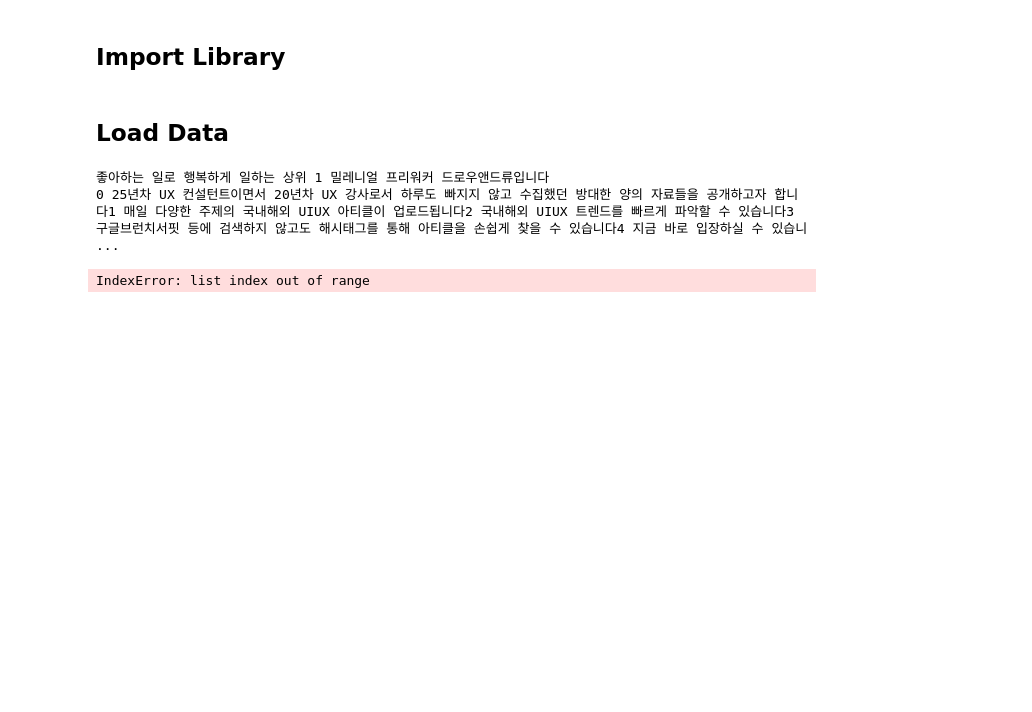
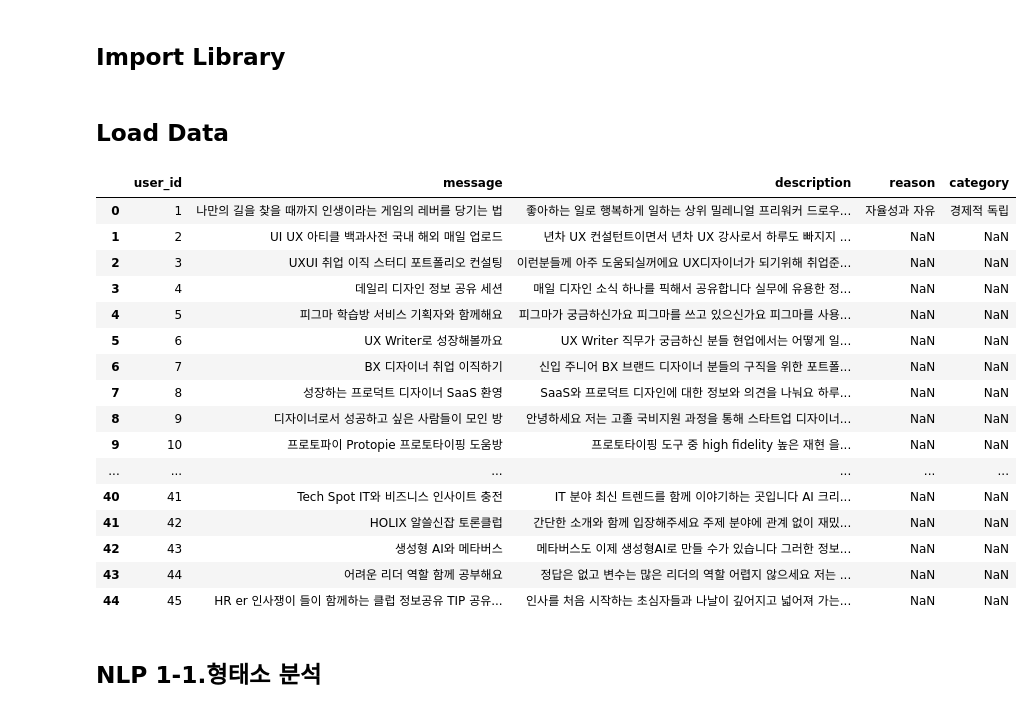
Before and after one commit to edc8785/mingle-chat, a Jupyter notebook: nlp.ipynb, the cells around one changed output. Saved outputs shown, nothing was run; the diff lists cells and outputs as text; code cells hidden in the pictures; blank space fills up the shorter version.

```diff
--- a/nlp.ipynb
+++ b/nlp.ipynb
@@ -23,9 +20,8 @@ from tqdm import tqdm
 # %% [markdown]
 ## Load Data
 # %%
-test_data = pd.read_csv('data/sample_description.csv', encoding="CP949")
-## test_data["message"] = test_data["message"].str.replace("[^0-9a-zA-Zㄱ-ㅎㅏ-ㅣ가-힣 ]","",regex=True)
-## test_data["description"] = test_data["description"].str.replace("[^0-9a-zA-Zㄱ-ㅎㅏ-ㅣ가-힣 ]","",regex=True)
+sample_raw = pd.read_csv('data/sample_description.csv', encoding="CP949")
+sample = pd.read_csv('data/sample_description.csv', encoding="CP949")
 
-test_data["message"] = test_data["message"].str.replace("[^a-zA-Zㄱ-ㅎㅏ-ㅣ가-힣 ]"," ",regex=True)
-test_data["description"] = test_data["description"].str.replace("[^a-zA-Zㄱ-ㅎㅏ-ㅣ가-힣 ]"," ",regex=True)
+sample["message"] = sample["message"].str.replace("[^a-zA-Zㄱ-ㅎㅏ-ㅣ가-힣 ]"," ",regex=True)
+sample["description"] = sample["description"].str.replace("[^a-zA-Zㄱ-ㅎㅏ-ㅣ가-힣 ]"," ",regex=True)
@@ -35,16 +28,25 @@ stopwords = ['의','가','이','은','들','는','좀','잘','걍','과','도','
-# %%
-okt = Okt()
-tokenized_data = []
-
-for sentence in tqdm(test_data['description'][0:2]):
-    print(sentence)
-    tokenized_sentence = okt.morphs(sentence, stem=True) # 토큰화
-    stopwords_removed_sentence = [word for word in tokenized_sentence if not word in stopwords] # 불용어 제거
-    tokenized_data.append(stopwords_removed_sentence)
-# %% [output]
-좋아하는 일로 행복하게 일하는 상위 1 밀레니얼 프리워커 드로우앤드류입니다
-0 25년차 UX 컨설턴트이면서 20년차 UX 강사로서 하루도 빠지지 않고 수집했던 방대한 양의 자료들을 공개하고자 합니다1 매일 다양한 주제의 국내해외 UIUX 아티클이 업로드됩니다2 국내해외 UIUX 트렌드를 빠르게 파악할 수 있습니다3 구글브런치서핏 등에 검색하지 않고도 해시태그를 통해 아티클을 손쉽게 찾을 수 있습니다4 지금 바로 입장하실 수 있습니 ...
-IndexError: list index out of range
+# %%
+sample
+# %% [output]
+|  | user_id | message | description | reason | category |
+| 0 | 1 | 나만의 길을 찾을 때까지 인생이라는 게임의 레버를 당기는 법 | 좋아하는 일로 행복하게 일하는 상위 밀레니얼 프리워커 드로우... | 자율성과 자유 | 경제적 독립 |
+| 1 | 2 | UI UX 아티클 백과사전 국내 해외 매일 업로드 | 년차 UX 컨설턴트이면서 년차 UX 강사로서 하루도 빠지지 ... | NaN | NaN |
+| 2 | 3 | UXUI 취업 이직 스터디 포트폴리오 컨설팅 | 이런분들께 아주 도움되실꺼에요 UX디자이너가 되기위해 취업준... | NaN | NaN |
+| 3 | 4 | 데일리 디자인 정보 공유 세션 | 매일 디자인 소식 하나를 픽해서 공유합니다 실무에 유용한 정... | NaN | NaN |
+| 4 | 5 | 피그마 학습방 서비스 기획자와 함께해요 | 피그마가 궁금하신가요 피그마를 쓰고 있으신가요 피그마를 사용... | NaN | NaN |
+| 5 | 6 | UX Writer로 성장해볼까요 | UX Writer 직무가 궁금하신 분들 현업에서는 어떻게 일... | NaN | NaN |
+| 6 | 7 | BX 디자이너 취업 이직하기 | 신입 주니어 BX 브랜드 디자이너 분들의 구직을 위한 포트폴... | NaN | NaN |
+| 7 | 8 | 성장하는 프로덕트 디자이너 SaaS 환영 | SaaS와 프로덕트 디자인에 대한 정보와 의견을 나눠요 하루... | NaN | NaN |
+| 8 | 9 | 디자이너로서 성공하고 싶은 사람들이 모인 방 | 안녕하세요 저는 고졸 국비지원 과정을 통해 스타트업 디자이너... | NaN | NaN |
+| 9 | 10 | 프로토파이 Protopie 프로토타이핑 도움방 | 프로토타이핑 도구 중 high fidelity 높은 재현 을... | NaN | NaN |
+| ... | ... | ... | ... | ... | ... |
+| 40 | 41 | Tech Spot IT와 비즈니스 인사이트 충전 | IT 분야 최신 트렌드를 함께 이야기하는 곳입니다 AI 크리... | NaN | NaN |
+| 41 | 42 | HOLIX 알쓸신잡 토론클럽 | 간단한 소개와 함께 입장해주세요 주제 분야에 관계 없이 재밌... | NaN | NaN |
+| 42 | 43 | 생성형 AI와 메타버스 | 메타버스도 이제 생성형AI로 만들 수가 있습니다 그러한 정보... | NaN | NaN |
+| 43 | 44 | 어려운 리더 역할 함께 공부해요 | 정답은 없고 변수는 많은 리더의 역할 어렵지 않으세요 저는 ... | NaN | NaN |
+| 44 | 45 | HR er 인사쟁이 들이 함께하는 클럽 정보공유 TIP 공유... | 인사를 처음 시작하는 초심자들과 나날이 깊어지고 넓어져 가는... | NaN | NaN |
+# %% [markdown]
+## NLP 1-1.형태소 분석
 # %%
 from konlpy.tag import *
 
```
Also changed, not shown: parts of 20 cells of this notebook.
